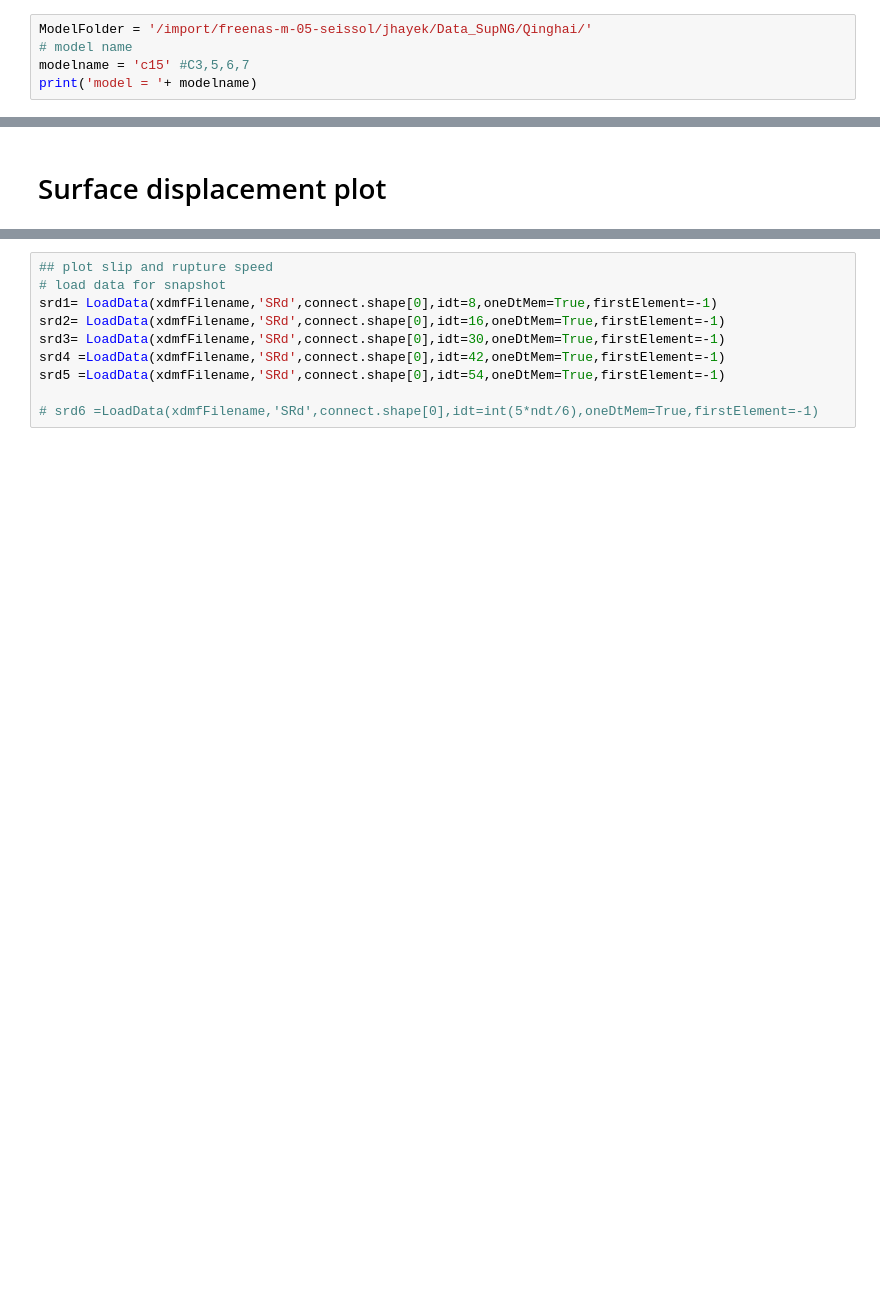
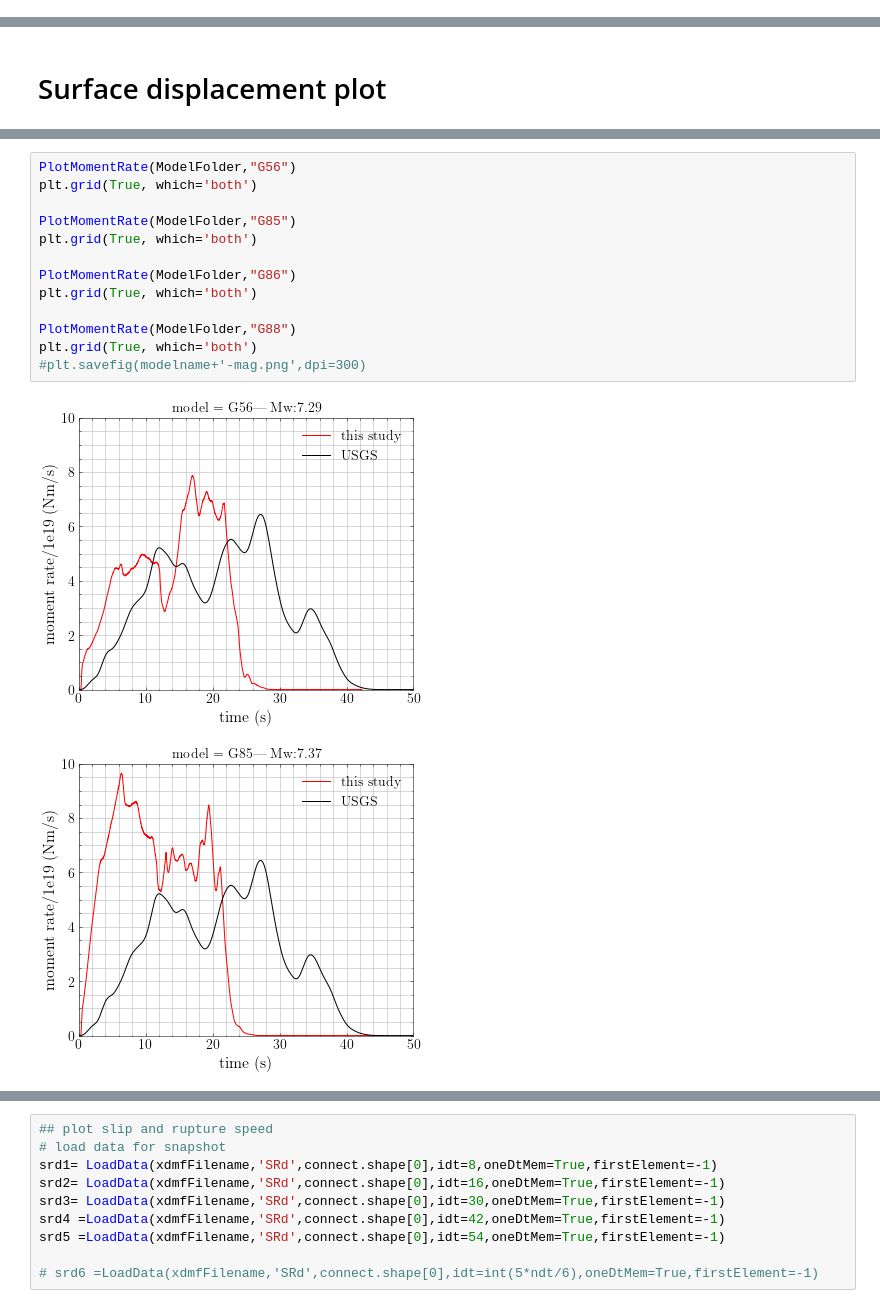
Before and after one commit to daisy20170101/SeisSol_postprocess, a Jupyter notebook: Tibet2021/TibetDynamic.ipynb, the cells around one changed output, grey strips where cells are left out. Drawn from its saved outputs; the diff is of its cells as text; blank space fills up the shorter version.

```diff
--- a/Tibet2021/TibetDynamic.ipynb
+++ b/Tibet2021/TibetDynamic.ipynb
@@ -40,5 +37,0 @@ FontSizeControlFreak(SMALL_SIZE,MEDIUM_SIZE,BIGGER_SIZE)
-# %%
-ModelFolder = '/import/freenas-m-05-seissol/jhayek/Data_SupNG/Qinghai/'
-# model name
-modelname = 'c15' #C3,5,6,7
-print('model = '+ modelname)
@@ -104,0 +149,16 @@ cbar.set_label('displacement NS')
+# %%
+PlotMomentRate(ModelFolder,"G56")
+plt.grid(True, which='both')
+
+PlotMomentRate(ModelFolder,"G85")
+plt.grid(True, which='both')
+
+PlotMomentRate(ModelFolder,"G86")
+plt.grid(True, which='both')
+
+PlotMomentRate(ModelFolder,"G88")
+plt.grid(True, which='both')
+#plt.savefig(modelname+'-mag.png',dpi=300)
+# %% [output]
+[figure, added]
+[figure, added]
```
Also changed, not shown: parts of 26 cells of this notebook.
